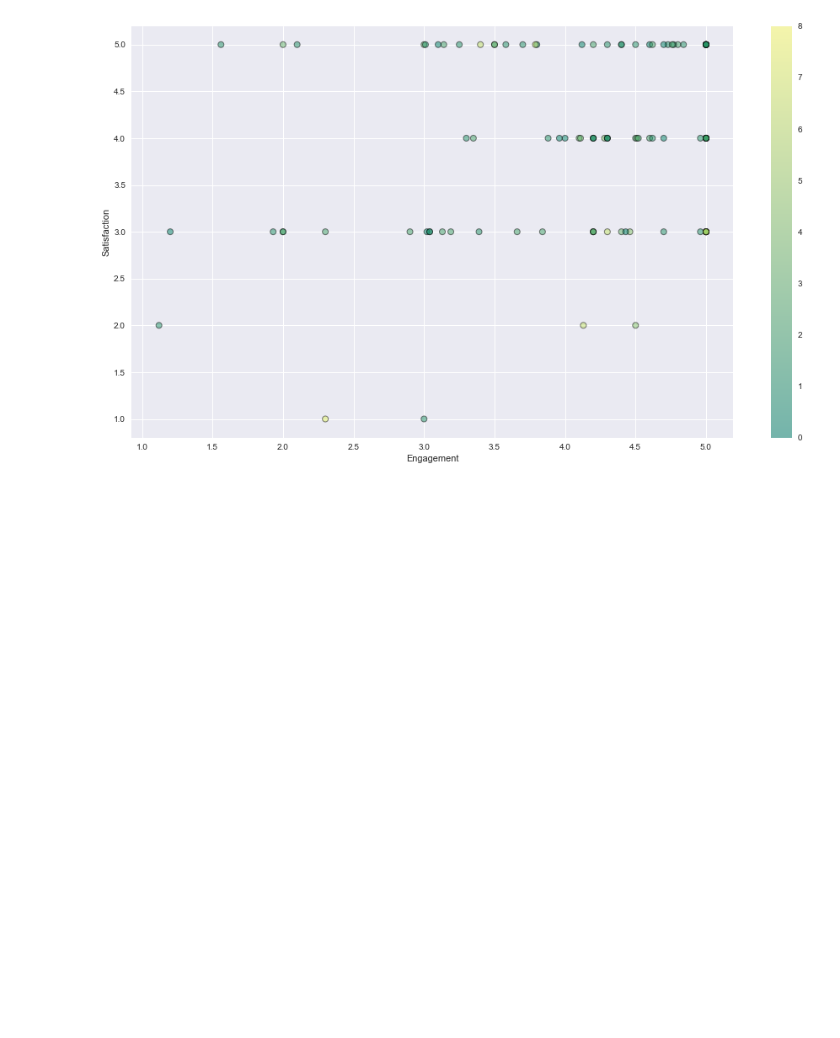
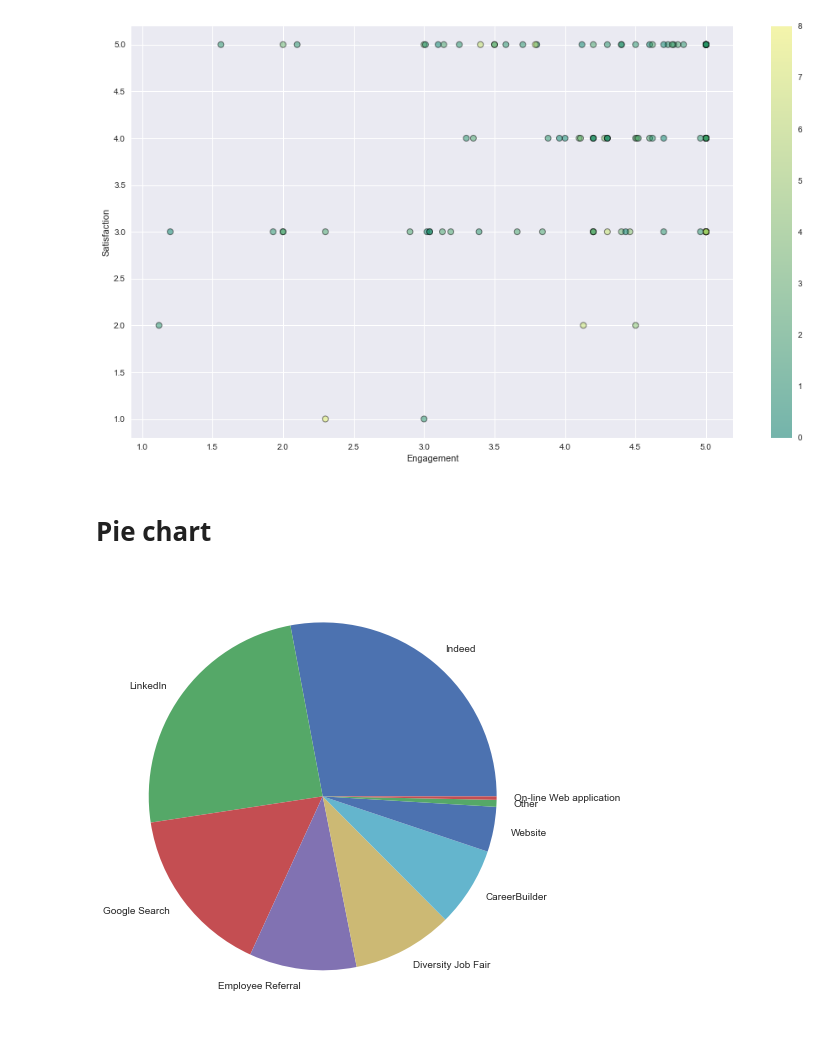
Before and after one commit to anmolk11/Data-visualization, a Jupyter notebook: Untitled.ipynb, the cells around one changed output. Cells and saved outputs as stored; diff of their text form; code cells hidden in the pictures; blank space fills up the shorter version.

Commit message:
Pie chart completed

```diff
--- a/Untitled.ipynb
+++ b/Untitled.ipynb
@@ -211,3 +211,15 @@ plt.show()
  'Diversity Job Fair' 'On-line Web application' 'CareerBuilder' 'Website'
  'Other']
 [figure]
+# %% [markdown]
+# Pie chart
+# %%
+#Emp from each src
+d = df.groupby("RecruitmentSource").size().sort_values(ascending = False)
+ind = d.index.tolist()
+freq = [d[src] for src in ind]
+plt.figure(figsize = (16,8))
+plt.pie(freq,labels = ind)
+plt.show()
+# %% [output]
+[figure, added]
```
Also changed, not shown: parts of 3 cells of this notebook.
